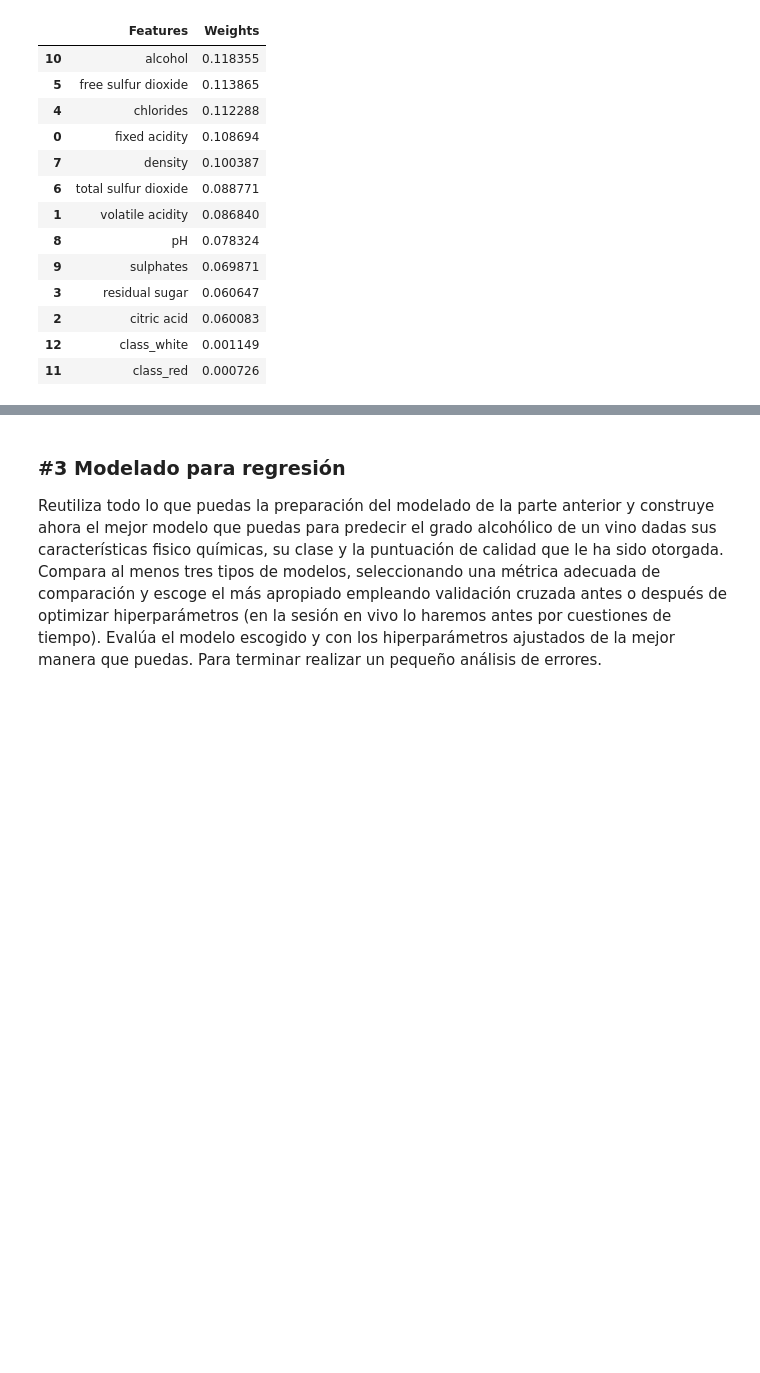
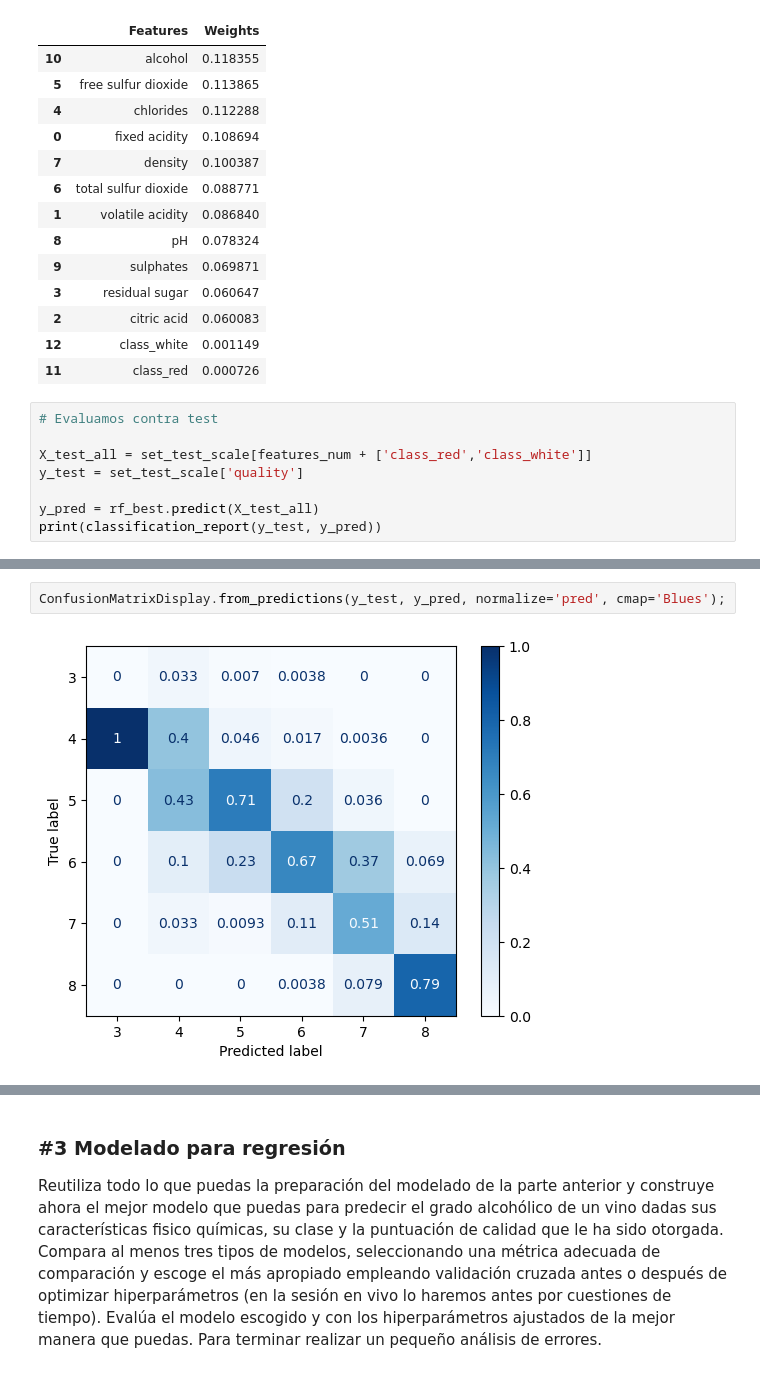
Before and after one commit to vrieraj/ONLINE_DS_THEBRIDGE_Ejercicios, a Jupyter notebook: 04_Machine_Learning/Sprint_12/Unidad_02/Practica_Obligatoria/18_Practica_Obligatoria_Repaso_Aprendizaje_Supervisado.ipynb, the cells around one changed output, grey strips where cells are left out. Drawn from its saved outputs; the diff is of its cells as text; blank space fills up the shorter version.

```diff
--- a/04_Machine_Learning/Sprint_12/Unidad_02/Practica_Obligatoria/18_Practica_Obligatoria_Repaso_Aprendizaje_Supervisado.ipynb
+++ b/04_Machine_Learning/Sprint_12/Unidad_02/Practica_Obligatoria/18_Practica_Obligatoria_Repaso_Aprendizaje_Supervisado.ipynb
@@ -378,3 +378,11 @@ pd.DataFrame({'Features':rf_best.feature_names_in_, 'Weights':rf_best.feature_im
 | 2 | citric acid | 0.060083 |
 | 12 | class_white | 0.001149 |
 | 11 | class_red | 0.000726 |
+# %%
+# Evaluamos contra test
+
+X_test_all = set_test_scale[features_num + ['class_red','class_white']]
+y_test = set_test_scale['quality']
+
+y_pred = rf_best.predict(X_test_all)
+print(classification_report(y_test, y_pred))
@@ -380,0 +402,4 @@ pd.DataFrame({'Features':rf_best.feature_names_in_, 'Weights':rf_best.feature_im
+# %%
+ConfusionMatrixDisplay.from_predictions(y_test, y_pred, normalize='pred', cmap='Blues');
+# %% [output]
+[figure, added]
```
Also changed, not shown: parts of 3 cells of this notebook.
